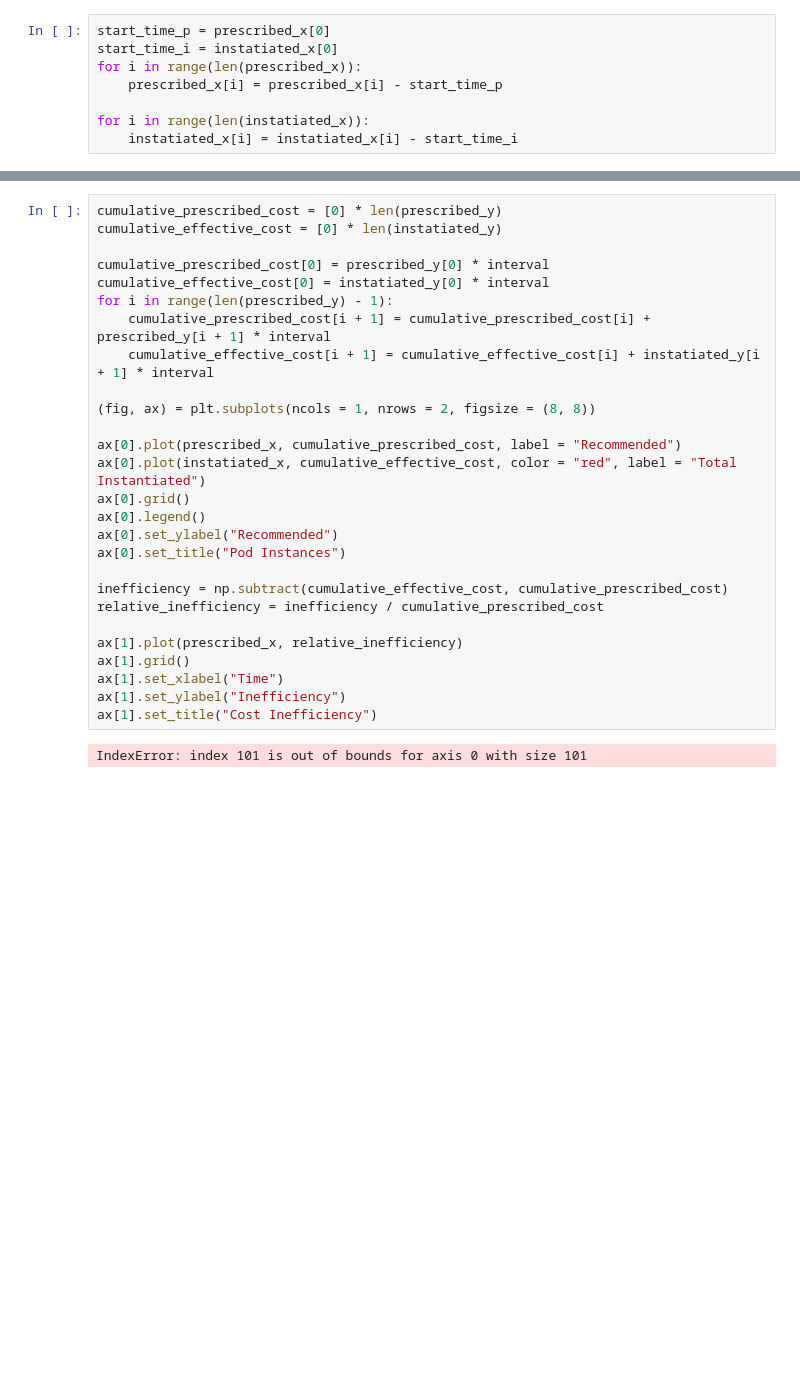
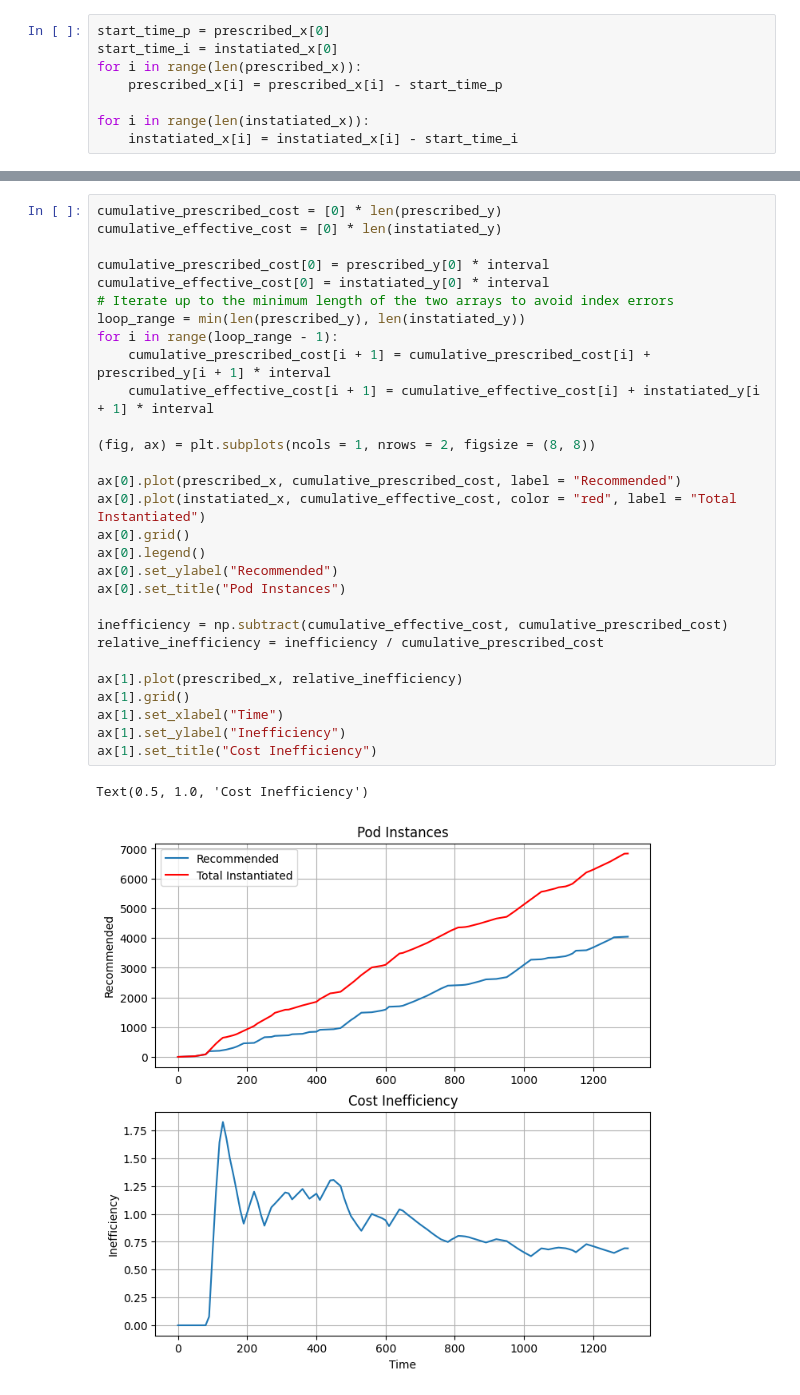
Before and after one commit to Berags/oris-predictive-autoscaler, a Jupyter notebook: Experiments/Show_result.ipynb, the cells around one changed output, grey strips where cells are left out. Saved outputs shown, nothing was run; the diff lists cells and outputs as text; blank space fills up the shorter version.

```diff
--- a/Experiments/Show_result.ipynb
+++ b/Experiments/Show_result.ipynb
@@ -71,32 +71,35 @@ Relative Inefficiency: 11.15%
 # %%
 cumulative_prescribed_cost = [0] * len(prescribed_y)
 cumulative_effective_cost = [0] * len(instatiated_y)
 
 cumulative_prescribed_cost[0] = prescribed_y[0] * interval
 cumulative_effective_cost[0] = instatiated_y[0] * interval
-for i in range(len(prescribed_y) - 1):
+# Iterate up to the minimum length of the two arrays to avoid index errors
+loop_range = min(len(prescribed_y), len(instatiated_y))
+for i in range(loop_range - 1):
     cumulative_prescribed_cost[i + 1] = cumulative_prescribed_cost[i] + prescribed_y[i + 1] * interval
     cumulative_effective_cost[i + 1] = cumulative_effective_cost[i] + instatiated_y[i + 1] * interval
 
 (fig, ax) = plt.subplots(ncols = 1, nrows = 2, figsize = (8, 8))
 
 ax[0].plot(prescribed_x, cumulative_prescribed_cost, label = "Recommended")
 ax[0].plot(instatiated_x, cumulative_effective_cost, color = "red", label = "Total Instantiated")
 ax[0].grid()
 ax[0].legend()
 ax[0].set_ylabel("Recommended")
 ax[0].set_title("Pod Instances")
 
 inefficiency = np.subtract(cumulative_effective_cost, cumulative_prescribed_cost)
 relative_inefficiency = inefficiency / cumulative_prescribed_cost
 
 ax[1].plot(prescribed_x, relative_inefficiency)
 ax[1].grid()
 ax[1].set_xlabel("Time")
 ax[1].set_ylabel("Inefficiency")
 ax[1].set_title("Cost Inefficiency")
 # %% [output]
-IndexError: index 101 is out of bounds for axis 0 with size 101
+Text(0.5, 1.0, 'Cost Inefficiency')
+[figure, added]
 # %%
 queue_x = make_incremental(queue[:, 0].astype(np.datetime64).astype(int))
 queue_msg = queue[:, 1].astype(float)
```
Also changed, not shown: parts of 6 cells of this notebook, 10 other files.
